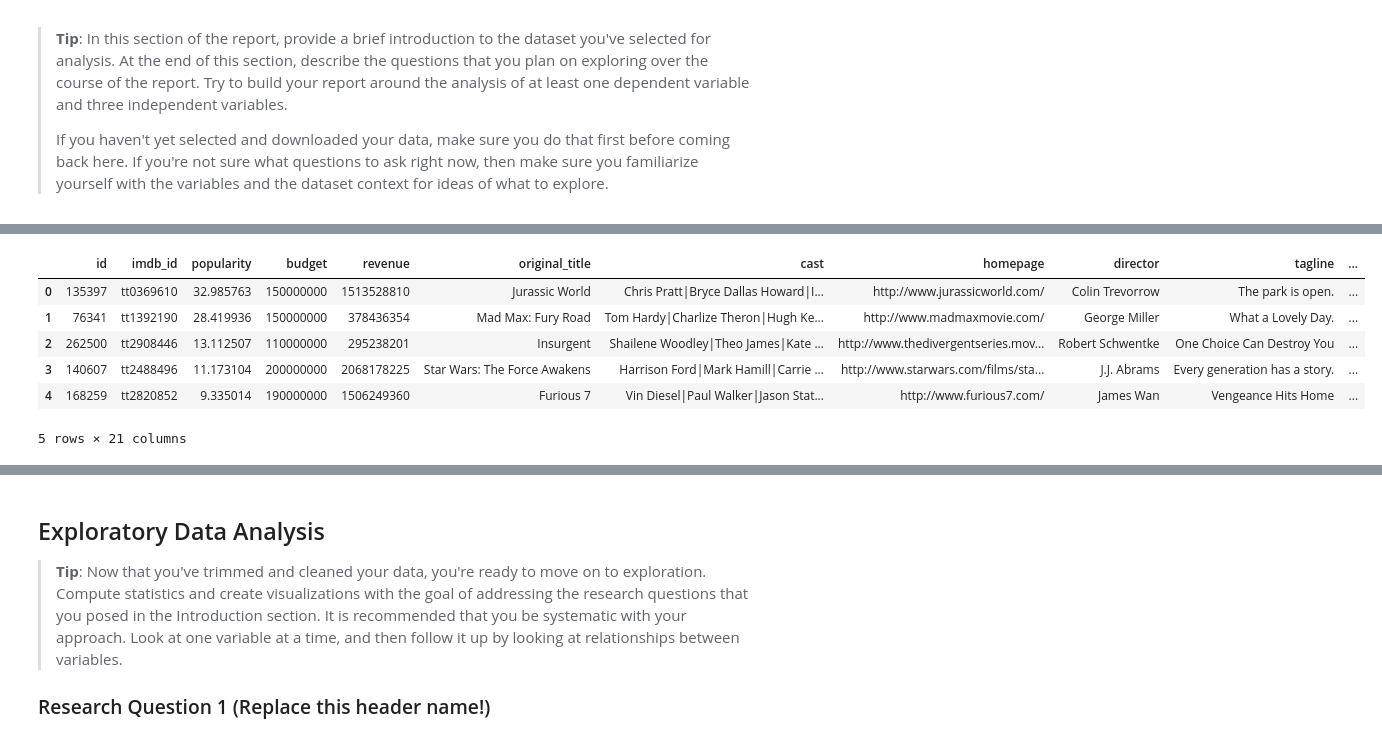
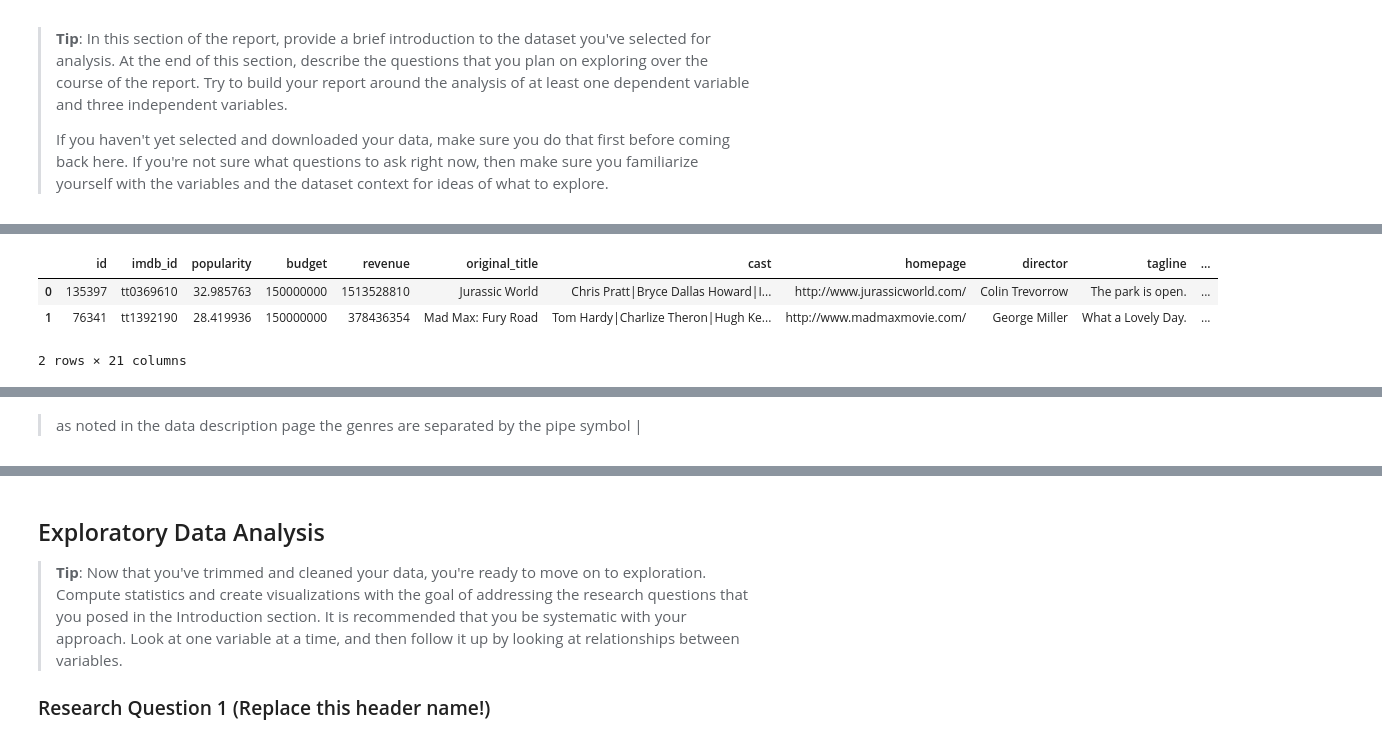
Before and after one commit to jamesl-github/udacity, a Jupyter notebook: nanodegree/data_analysis/Investigate_a_Dataset/investigate-a-dataset.ipynb, the cells around one changed output, grey strips where cells are left out. Saved outputs shown, nothing was run; the diff lists cells and outputs as text; code cells hidden in the pictures.

```diff
--- a/nanodegree/data_analysis/Investigate_a_Dataset/investigate-a-dataset.ipynb
+++ b/nanodegree/data_analysis/Investigate_a_Dataset/investigate-a-dataset.ipynb
@@ -63,7 +68,7 @@ print(datetime.now())
 if debugging:
     print(datetime.now())
 
-    df.head(5)
+    df.head(2)
 
     print(datetime.now())
 # %% [output]
@@ -71,7 +76,4 @@ if debugging:
 |  | id | imdb_id | popularity | budget | revenue | original_title | cast | homepage | director | tagline | ... |
 | 0 | 135397 | tt0369610 | 32.985763 | 150000000 | 1513528810 | Jurassic World | Chris Pratt|Bryce Dallas Howard|I... | http://www.jurassicworld.com/ | Colin Trevorrow | The park is open. | ... |
 | 1 | 76341 | tt1392190 | 28.419936 | 150000000 | 378436354 | Mad Max: Fury Road | Tom Hardy|Charlize Theron|Hugh Ke... | http://www.madmaxmovie.com/ | George Miller | What a Lovely Day. | ... |
-| 2 | 262500 | tt2908446 | 13.112507 | 110000000 | 295238201 | Insurgent | Shailene Woodley|Theo James|Kate ... | http://www.thedivergentseries.mov... | Robert Schwentke | One Choice Can Destroy You | ... |
-| 3 | 140607 | tt2488496 | 11.173104 | 200000000 | 2068178225 | Star Wars: The Force Awakens | Harrison Ford|Mark Hamill|Carrie ... | http://www.starwars.com/films/sta... | J.J. Abrams | Every generation has a story. | ... |
-| 4 | 168259 | tt2820852 | 9.335014 | 190000000 | 1506249360 | Furious 7 | Vin Diesel|Paul Walker|Jason Stat... | http://www.furious7.com/ | James Wan | Vengeance Hits Home | ... |
-5 rows × 21 columns
+2 rows × 21 columns
@@ -79,3 +81,5 @@ if debugging:
+# %% [markdown]
+> as noted in the data description page the genres are separated by the pipe symbol |
 # %%
 if debugging:
     print(datetime.now())
```
Also changed, not shown: parts of 48 cells of this notebook.
